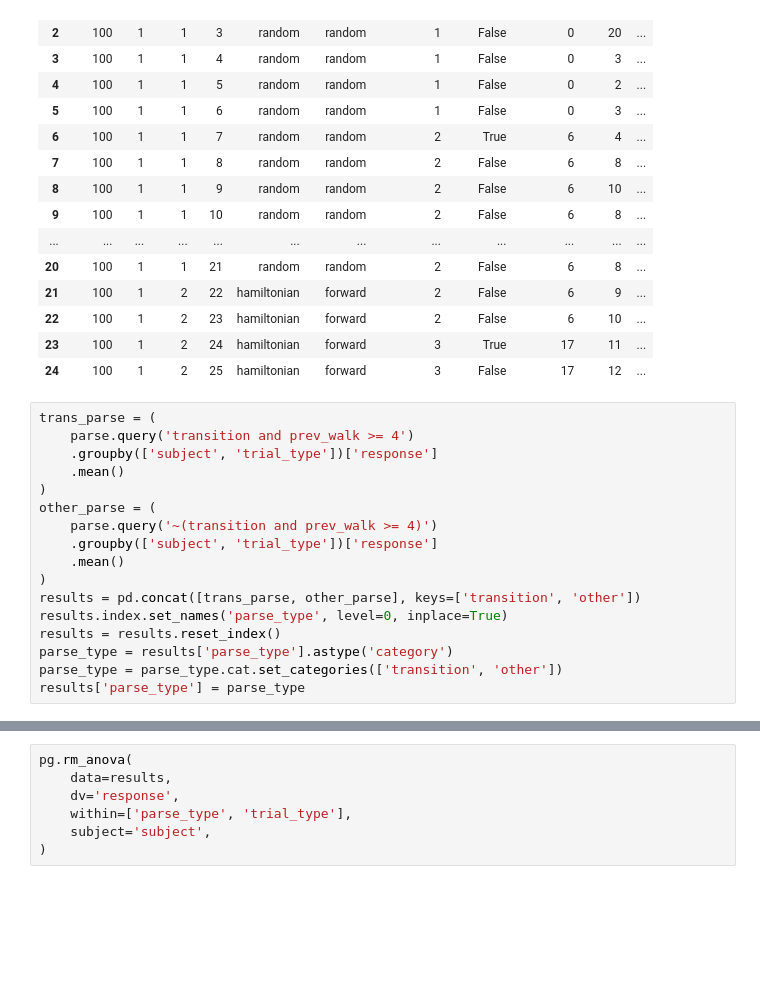
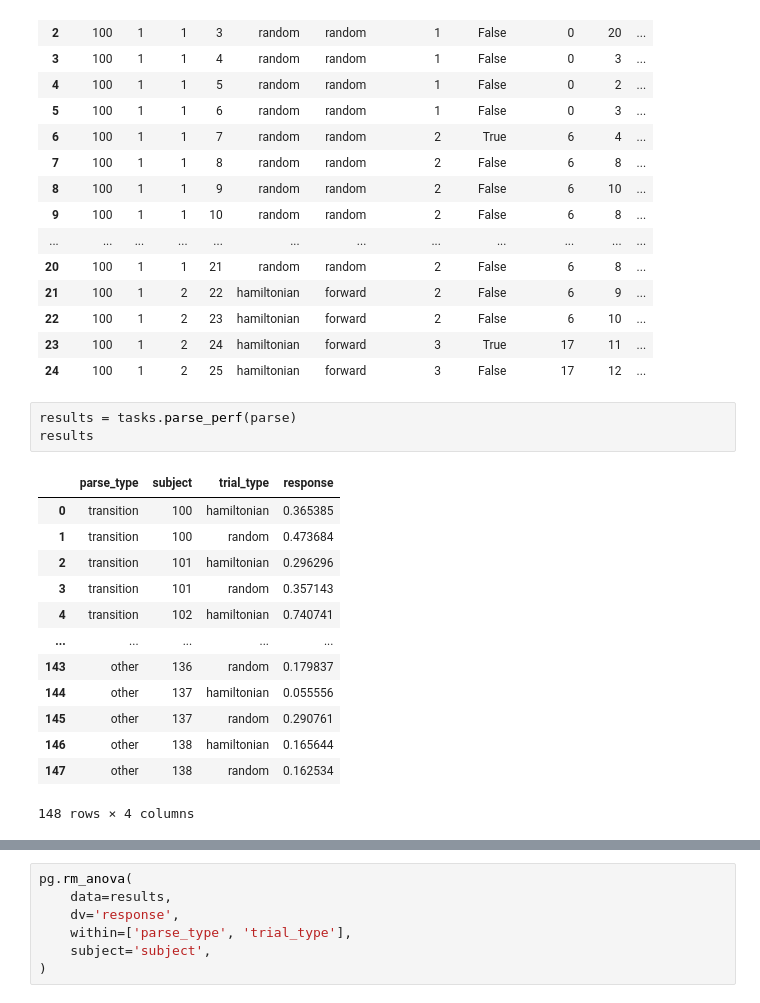
Before and after one commit to prestonlab/tesser, a Jupyter notebook: jupyter/plot_parse.ipynb, the cells around one changed output, grey strips where cells are left out. Saved outputs shown, nothing was run; the diff lists cells and outputs as text; blank space fills up the shorter version.

```diff
--- a/jupyter/plot_parse.ipynb
+++ b/jupyter/plot_parse.ipynb
@@ -32,23 +32,23 @@ parse.head(25)
 | 22 | 100 | 1 | 2 | 23 | hamiltonian | forward | 2 | False | 6 | 10 | ... |
 | 23 | 100 | 1 | 2 | 24 | hamiltonian | forward | 3 | True | 17 | 11 | ... |
 | 24 | 100 | 1 | 2 | 25 | hamiltonian | forward | 3 | False | 17 | 12 | ... |
-# %%
-trans_parse = (
-    parse.query('transition and prev_walk >= 4')
-    .groupby(['subject', 'trial_type'])['response']
-    .mean()
-)
-other_parse = (
-    parse.query('~(transition and prev_walk >= 4)')
-    .groupby(['subject', 'trial_type'])['response']
-    .mean()
-)
-results = pd.concat([trans_parse, other_parse], keys=['transition', 'other'])
-results.index.set_names('parse_type', level=0, inplace=True)
-results = results.reset_index()
-parse_type = results['parse_type'].astype('category')
-parse_type = parse_type.cat.set_categories(['transition', 'other'])
-results['parse_type'] = parse_type
+# %%
+results = tasks.parse_perf(parse)
+results
+# %% [output]
+|  | parse_type | subject | trial_type | response |
+| 0 | transition | 100 | hamiltonian | 0.365385 |
+| 1 | transition | 100 | random | 0.473684 |
+| 2 | transition | 101 | hamiltonian | 0.296296 |
+| 3 | transition | 101 | random | 0.357143 |
+| 4 | transition | 102 | hamiltonian | 0.740741 |
+| ... | ... | ... | ... | ... |
+| 143 | other | 136 | random | 0.179837 |
+| 144 | other | 137 | hamiltonian | 0.055556 |
+| 145 | other | 137 | random | 0.290761 |
+| 146 | other | 138 | hamiltonian | 0.165644 |
+| 147 | other | 138 | random | 0.162534 |
+148 rows × 4 columns
 # %%
 # light = [(.9, .9, .9), (.6, .6, .6)]
 # dark = [(.7, .7, .7), (.4, .4, .4)]
```
Also changed, not shown: parts of 2 cells of this notebook.
